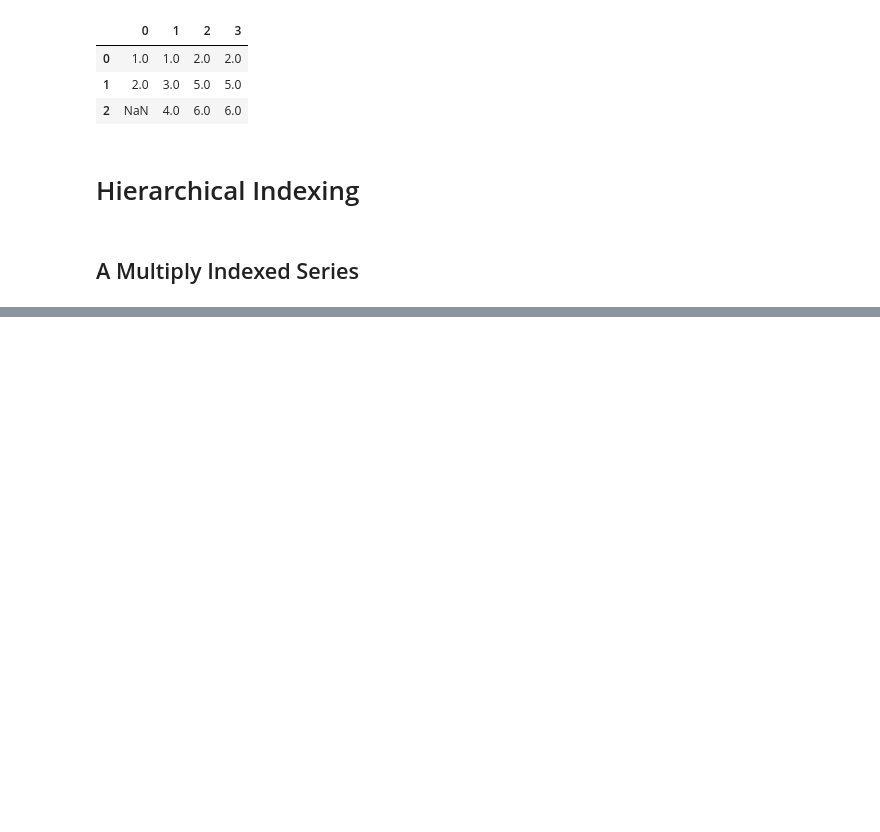
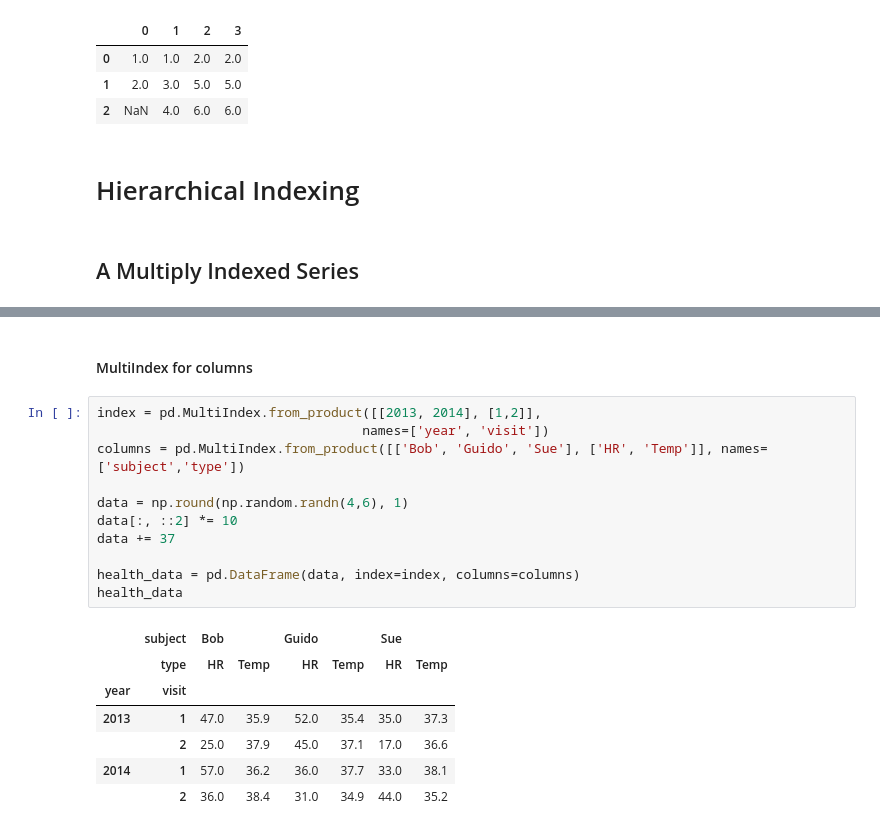
Before and after one commit to e2718281/python_datascience_handbook, a Jupyter notebook: pandas.ipynb, the cells around one changed output, grey strips where cells are left out. Cells and saved outputs as stored; diff of their text form; blank space fills up the shorter version.

Commit message:
Beginning of MultiIndex object

```diff
--- a/pandas.ipynb
+++ b/pandas.ipynb
@@ -652,0 +772,21 @@ df.fillna(method='ffill', axis=1)
+# %% [markdown]
+#### MultiIndex for columns
+# %%
+index = pd.MultiIndex.from_product([[2013, 2014], [1,2]],
+                                  names=['year', 'visit'])
+columns = pd.MultiIndex.from_product([['Bob', 'Guido', 'Sue'], ['HR', 'Temp']], names=['subject','type'])
+
+data = np.round(np.random.randn(4,6), 1)
+data[:, ::2] *= 10
+data += 37
+
+health_data = pd.DataFrame(data, index=index, columns=columns)
+health_data
+# %% [output]
+|  | subject | Bob |  | Guido |  | Sue |  |
+|  | type | HR | Temp | HR | Temp | HR | Temp |
+| year | visit |  |  |  |  |  |  |
+| 2013 | 1 | 47.0 | 35.9 | 52.0 | 35.4 | 35.0 | 37.3 |
+|  | 2 | 25.0 | 37.9 | 45.0 | 37.1 | 17.0 | 36.6 |
+| 2014 | 1 | 57.0 | 36.2 | 36.0 | 37.7 | 33.0 | 38.1 |
+|  | 2 | 36.0 | 38.4 | 31.0 | 34.9 | 44.0 | 35.2 |
```
Also changed, not shown: parts of 36 cells of this notebook.
